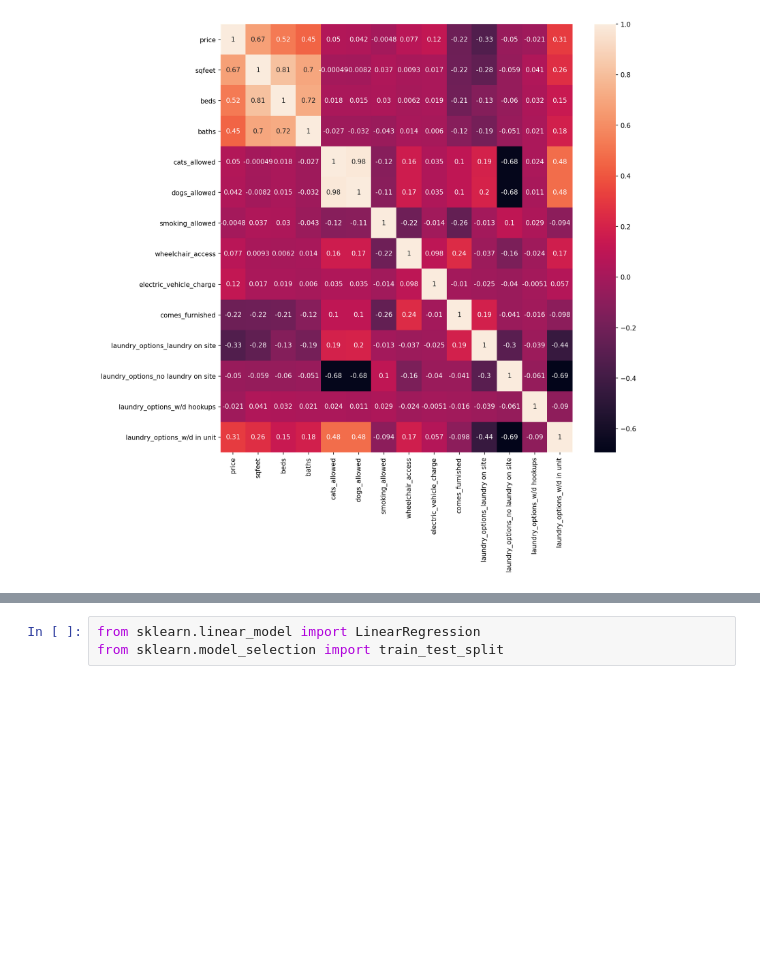
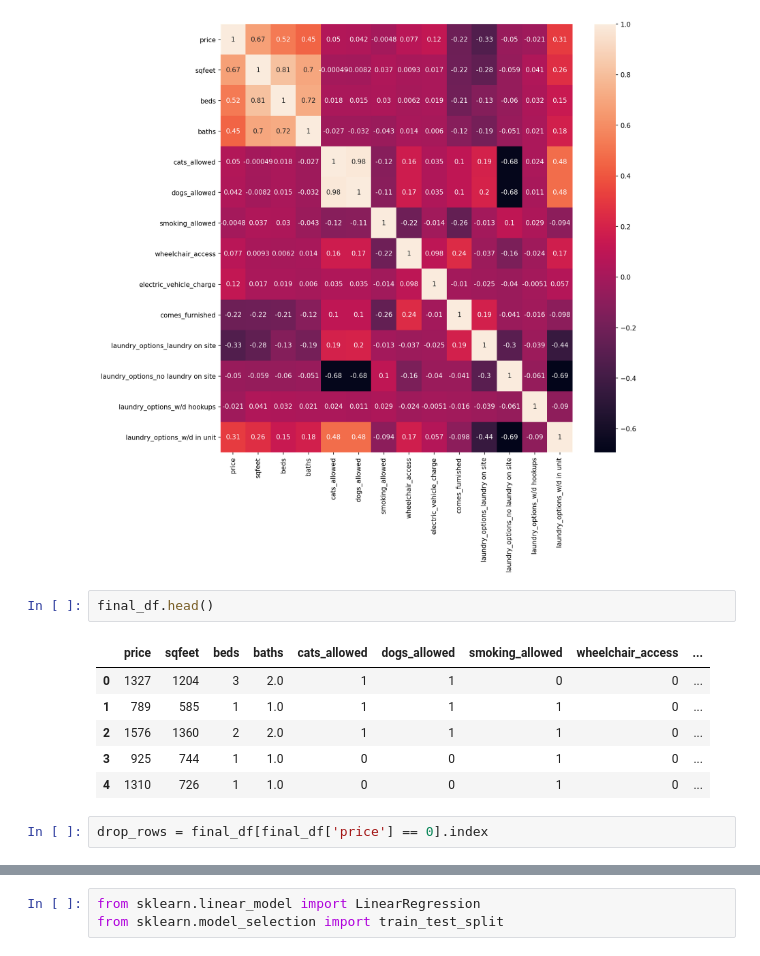
Before and after one commit to CKHarrison/phoenix-rent-predictor, a Jupyter notebook: housing.ipynb, the cells around one changed output, grey strips where cells are left out. Cells and saved outputs as stored; diff of their text form; blank space fills up the shorter version.

```diff
--- a/housing.ipynb
+++ b/housing.ipynb
@@ -280,3 +280,14 @@ sns.heatmap(final_df.corr(), annot=True)
 # %% [output]
 <AxesSubplot:>
 [figure]
+# %%
+final_df.head()
+# %% [output]
+|  | price | sqfeet | beds | baths | cats_allowed | dogs_allowed | smoking_allowed | wheelchair_access | ... |
+| 0 | 1327 | 1204 | 3 | 2.0 | 1 | 1 | 0 | 0 | ... |
+| 1 | 789 | 585 | 1 | 1.0 | 1 | 1 | 1 | 0 | ... |
+| 2 | 1576 | 1360 | 2 | 2.0 | 1 | 1 | 1 | 0 | ... |
+| 3 | 925 | 744 | 1 | 1.0 | 0 | 0 | 1 | 0 | ... |
+| 4 | 1310 | 726 | 1 | 1.0 | 0 | 0 | 1 | 0 | ... |
+# %%
+drop_rows = final_df[final_df['price'] == 0].index
```
Also changed, not shown: parts of 74 cells of this notebook, 2 other files.
